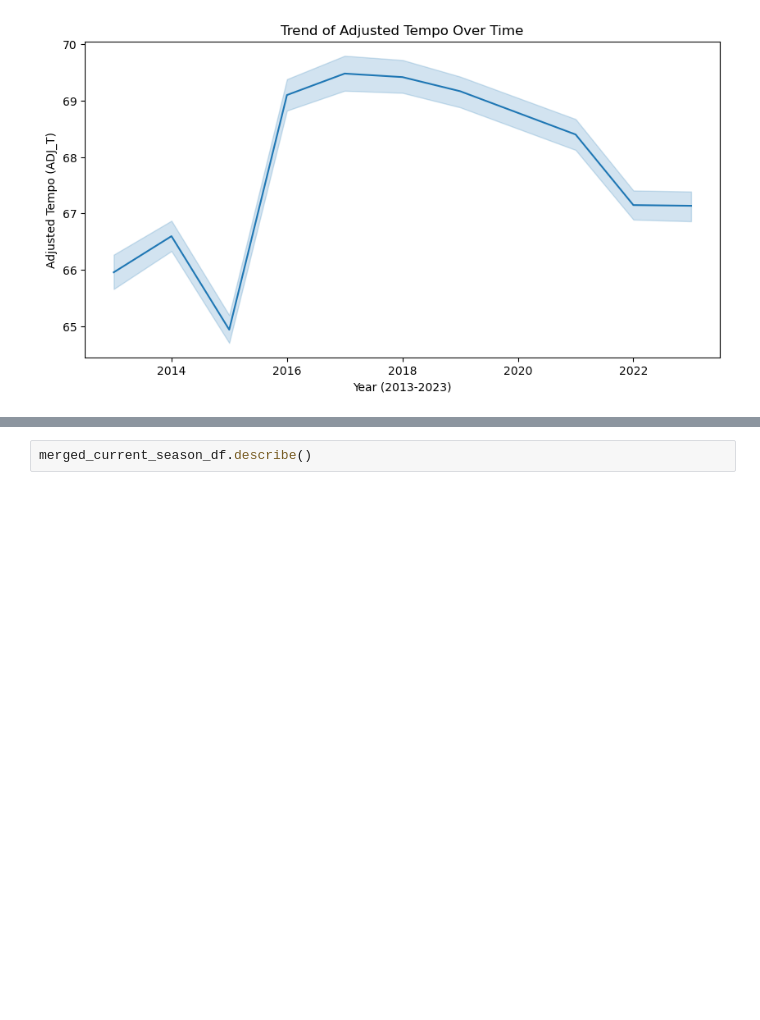
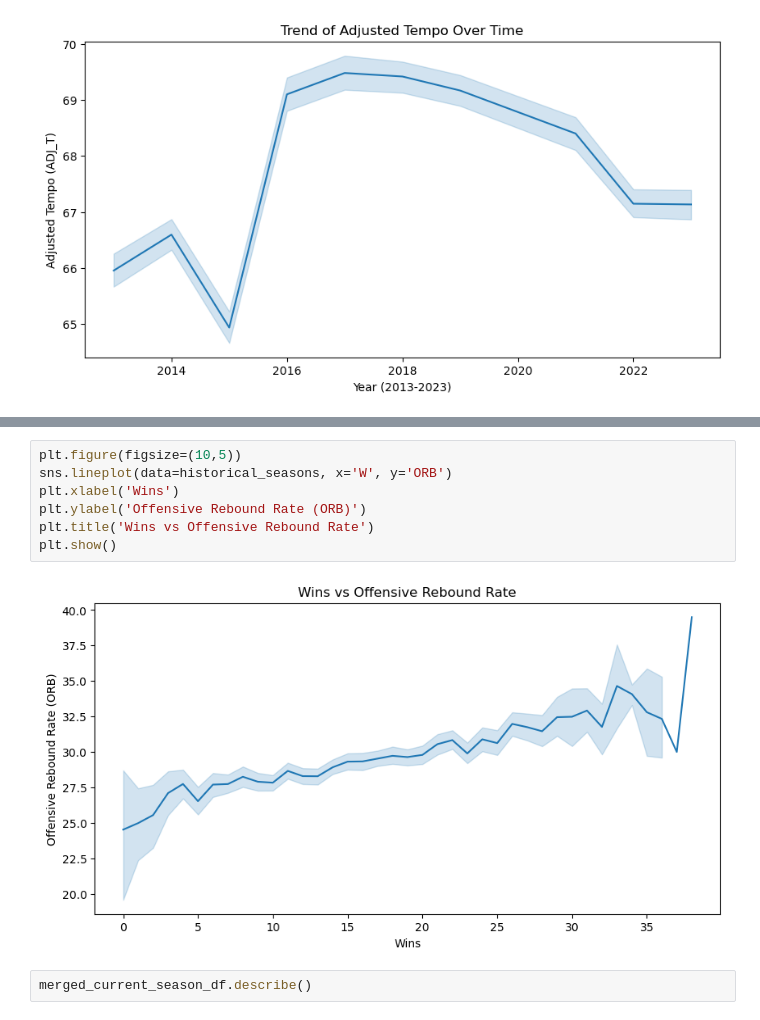
Before and after one commit to kanglee05/March-Madness-Tournament-Analysis-and-Winner-Predictor, a Jupyter notebook: March Madness Winner Predictor.ipynb, the cells around one changed output, grey strips where cells are left out. Saved outputs shown, nothing was run; the diff lists cells and outputs as text; blank space fills up the shorter version.

```diff
--- a/March Madness Winner Predictor.ipynb
+++ b/March Madness Winner Predictor.ipynb
@@ -176,3 +188,12 @@ plt.show()
+# %%
+plt.figure(figsize=(10,5))
+sns.lineplot(data=historical_seasons, x='W', y='ORB')
+plt.xlabel('Wins')
+plt.ylabel('Offensive Rebound Rate (ORB)')
+plt.title('Wins vs Offensive Rebound Rate')
+plt.show()
+# %% [output]
+[figure, added]
 # %%
 merged_current_season_df.describe()
 # %% [output]
```
Also changed, not shown: parts of 11 cells of this notebook.
